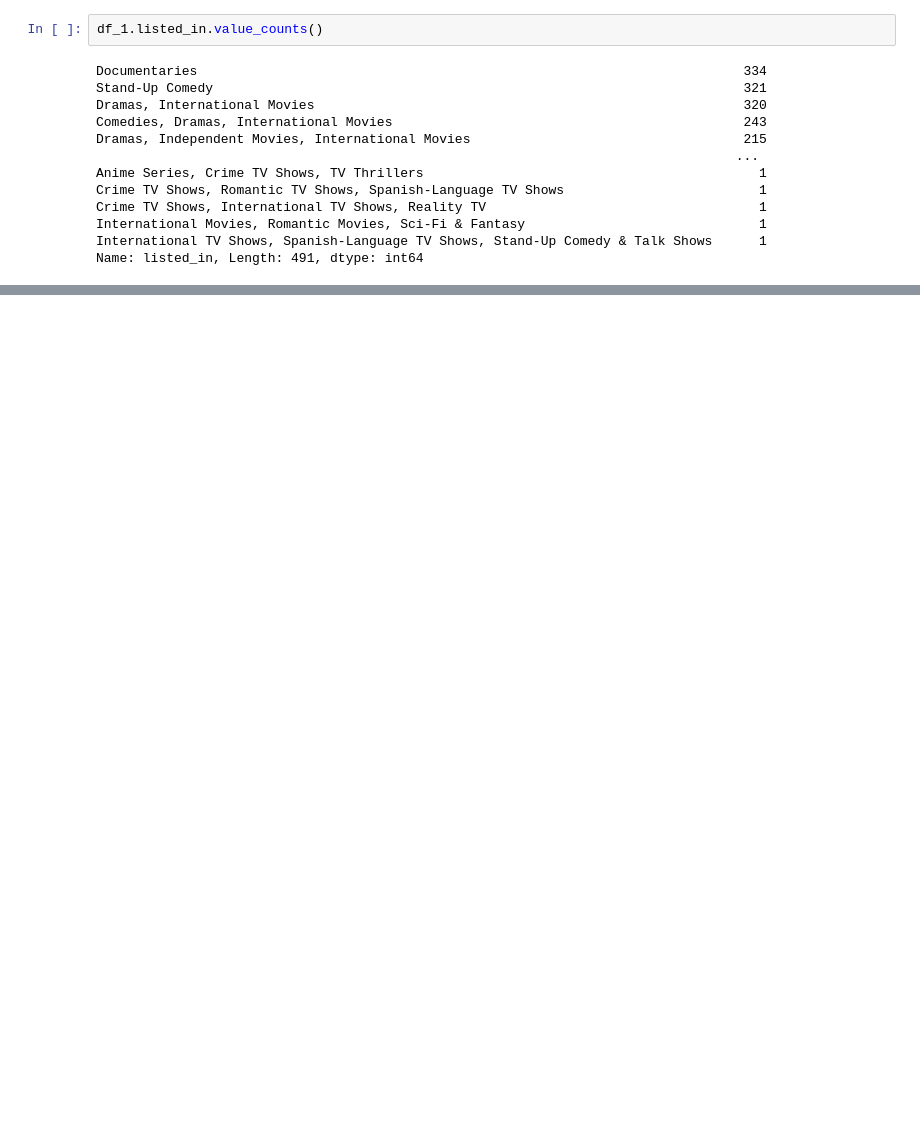
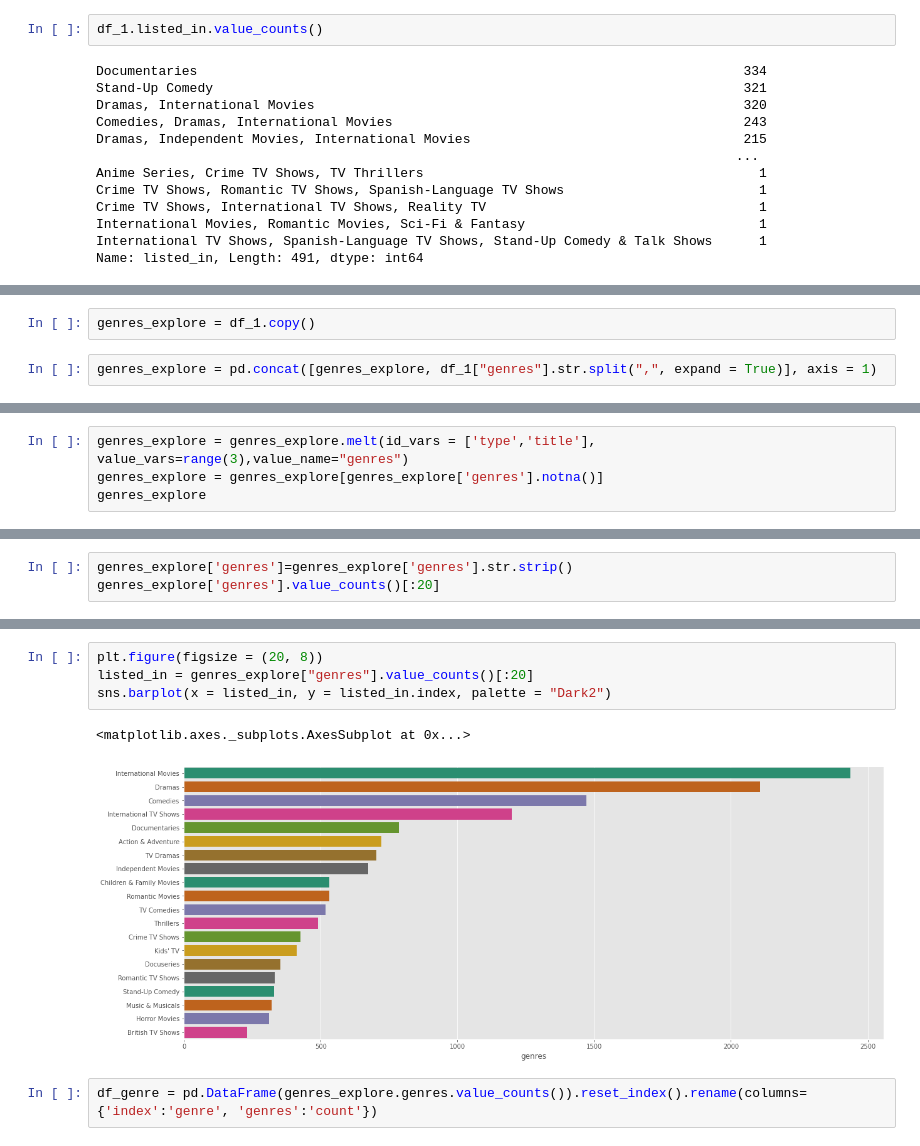
Before and after one commit to sammed97/Netflix-Movies-and-TV-Shows-Clustering, a Jupyter notebook: Copy_of_NETFLIX_MOVIES_AND_TV_SHOWS_CLUSTERING.ipynb, the cells around one changed output, grey strips where cells are left out. Drawn from its saved outputs; the diff is of its cells as text; blank space fills up the shorter version.

```diff
--- a/Copy_of_NETFLIX_MOVIES_AND_TV_SHOWS_CLUSTERING.ipynb
+++ b/Copy_of_NETFLIX_MOVIES_AND_TV_SHOWS_CLUSTERING.ipynb
@@ -299,0 +435,4 @@ Name: listed_in, Length: 491, dtype: int64
+# %%
+genres_explore = df_1.copy()
+# %%
+genres_explore = pd.concat([genres_explore, df_1["genres"].str.split(",", expand = True)], axis = 1)
@@ -299,0 +455,4 @@ Name: listed_in, Length: 491, dtype: int64
+# %%
+genres_explore = genres_explore.melt(id_vars = ['type','title'], value_vars=range(3),value_name="genres")
+genres_explore = genres_explore[genres_explore['genres'].notna()]
+genres_explore
@@ -299,0 +494,3 @@ Name: listed_in, Length: 491, dtype: int64
+# %%
+genres_explore['genres']=genres_explore['genres'].str.strip()
+genres_explore['genres'].value_counts()[:20]
@@ -299,0 +515,9 @@ Name: listed_in, Length: 491, dtype: int64
+# %%
+plt.figure(figsize = (20, 8))
+listed_in = genres_explore["genres"].value_counts()[:20]
+sns.barplot(x = listed_in, y = listed_in.index, palette = "Dark2")
+# %% [output]
+<matplotlib.axes._subplots.AxesSubplot at 0x...>
+[figure, added]
+# %%
+df_genre = pd.DataFrame(genres_explore.genres.value_counts()).reset_index().rename(columns={'index':'genre', 'genres':'count'})
```
Also changed, not shown: parts of 23 cells of this notebook.
